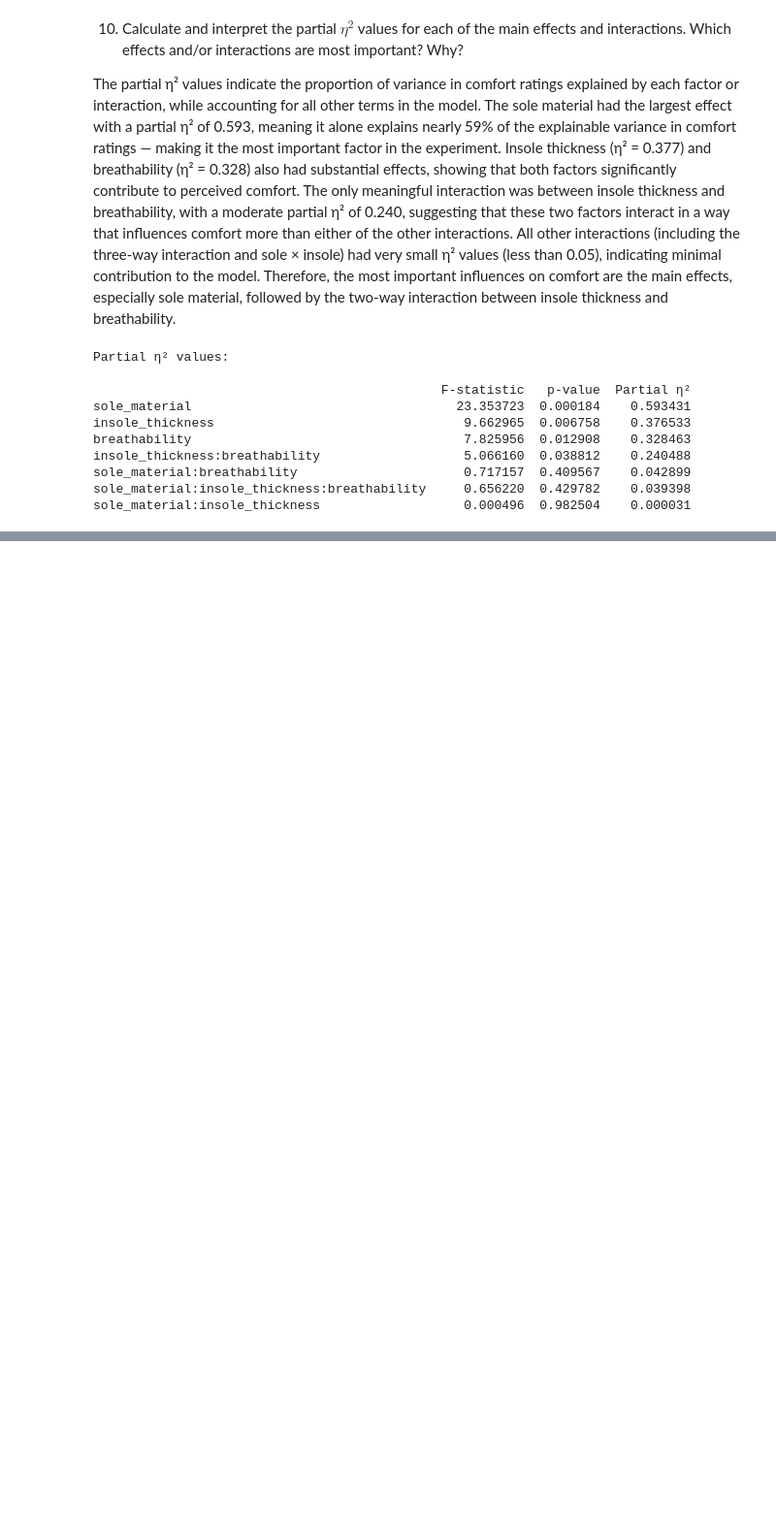
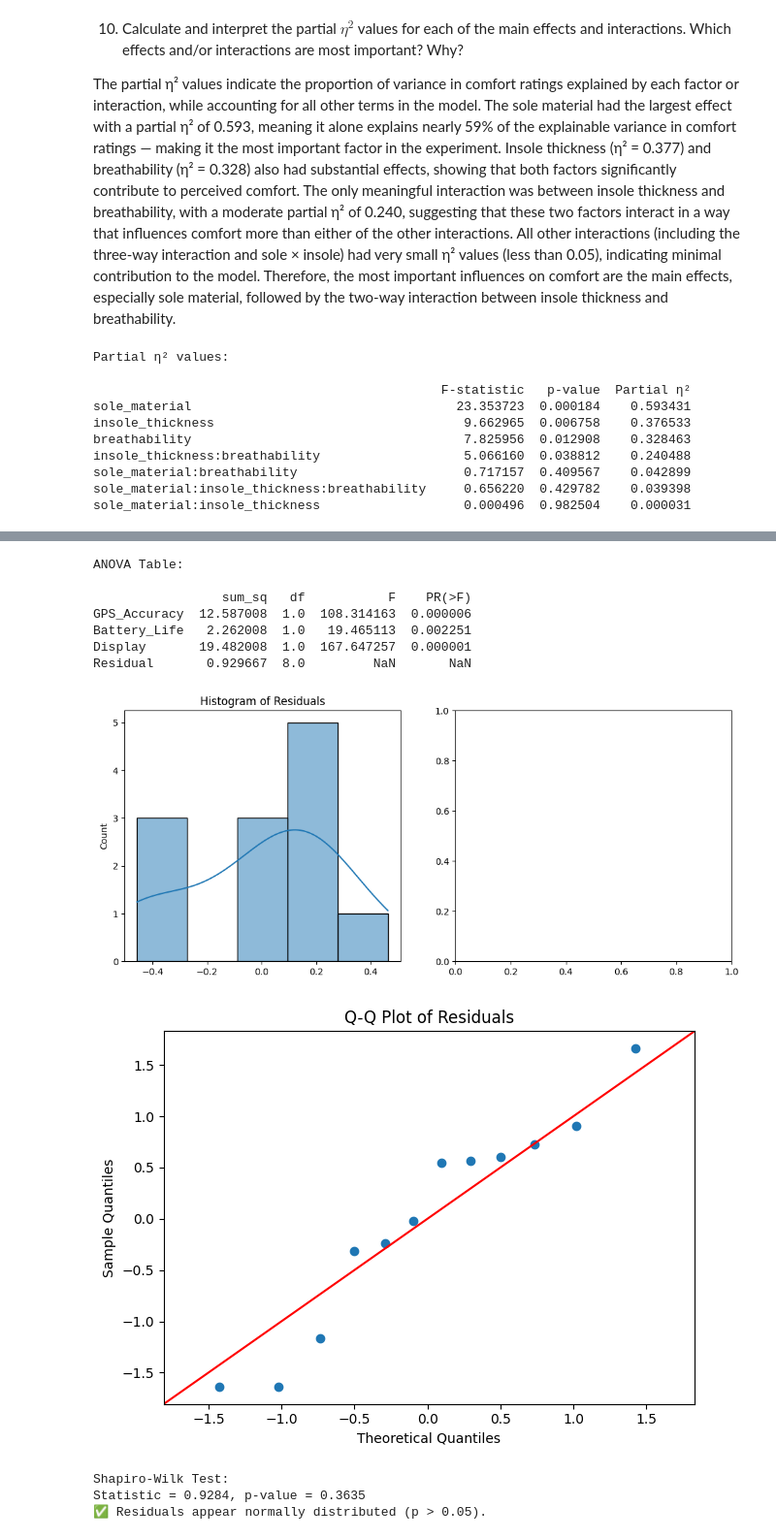
Before and after one commit to christinatalerico13/STAT-7220-Applied-Experimental-Design, a Jupyter notebook: Assignments/HW3/STAT-7220-HW3.ipynb, the cells around one changed output, grey strips where cells are left out. Shown at 97% size. Cells and saved outputs as stored; diff of their text form; code cells hidden in the pictures; blank space fills up the shorter version.

```diff
--- a/Assignments/HW3/STAT-7220-HW3.ipynb
+++ b/Assignments/HW3/STAT-7220-HW3.ipynb
@@ -514,3 +576,68 @@ So, interpretation of effects must be cautious — we assume that higher-order i
 # %%
 ## Question 8 Code ##
+
+import pandas as pd
+import matplotlib.pyplot as plt
+import seaborn as sns
+import statsmodels.api as sm
+from statsmodels.formula.api import ols
+from scipy.stats import shapiro
+
+# Load the data
+file_path = '/content/STAT-7220-Applied-Experimental-Design/Assignments/HW3/Fitness Band Experiment.xlsx'
+df = pd.read_excel(file_path)
+
+# Ensure factor columns are categorical
+df['GPS_Accuracy'] = df['GPS_Accuracy'].astype('category')
+df['Battery_Life'] = df['Battery_Life'].astype('category')
+df['Display'] = df['Display'].astype('category')
+
+# Fit the ANOVA model (main effects only — interactions are aliased in fractional factorial)
+model = ols('Satisfaction ~ GPS_Accuracy + Battery_Life + Display', data=df).fit()
+
+# Display ANOVA table
+anova_table = sm.stats.anova_lm(model, typ=2)
+print("ANOVA Table:\n")
+print(anova_table)
+
+# Residuals
+residuals = model.resid
+fitted = model.fittedvalues
+
+# Visual method: Histogram + Q-Q plot
+plt.figure(figsize=(12, 5))
+
+plt.subplot(1, 2, 1)
+sns.histplot(residuals, kde=True)
+plt.title('Histogram of Residuals')
+
+plt.subplot(1, 2, 2)
+sm.qqplot(residuals, line='45', fit=True)
+plt.title('Q-Q Plot of Residuals')
+
+plt.tight_layout()
+plt.show()
+
+# Shapiro-Wilk test (testing method)
+shapiro_stat, shapiro_p = shapiro(residuals)
+print("\nShapiro-Wilk Test:")
+print(f"Statistic = {shapiro_stat:.4f}, p-value = {shapiro_p:.4f}")
+
+if shapiro_p > 0.05:
+    print("✅ Residuals appear normally distributed (p > 0.05).")
+else:
+    print("⚠️ Residuals may not be normally distributed (p < 0.05).")
+# %% [output]
+ANOVA Table:
+
+                 sum_sq   df           F    PR(>F)
+GPS_Accuracy  12.587008  1.0  108.314163  0.000006
+Battery_Life   2.262008  1.0   19.465113  0.002251
+Display       19.482008  1.0  167.647257  0.000001
+Residual       0.929667  8.0         NaN       NaN
+[figure, added]
+[figure, added]
+Shapiro-Wilk Test:
+Statistic = 0.9284, p-value = 0.3635
+✅ Residuals appear normally distributed (p > 0.05).
 # %% [markdown]
```
Also changed, not shown: parts of 13 cells of this notebook.
